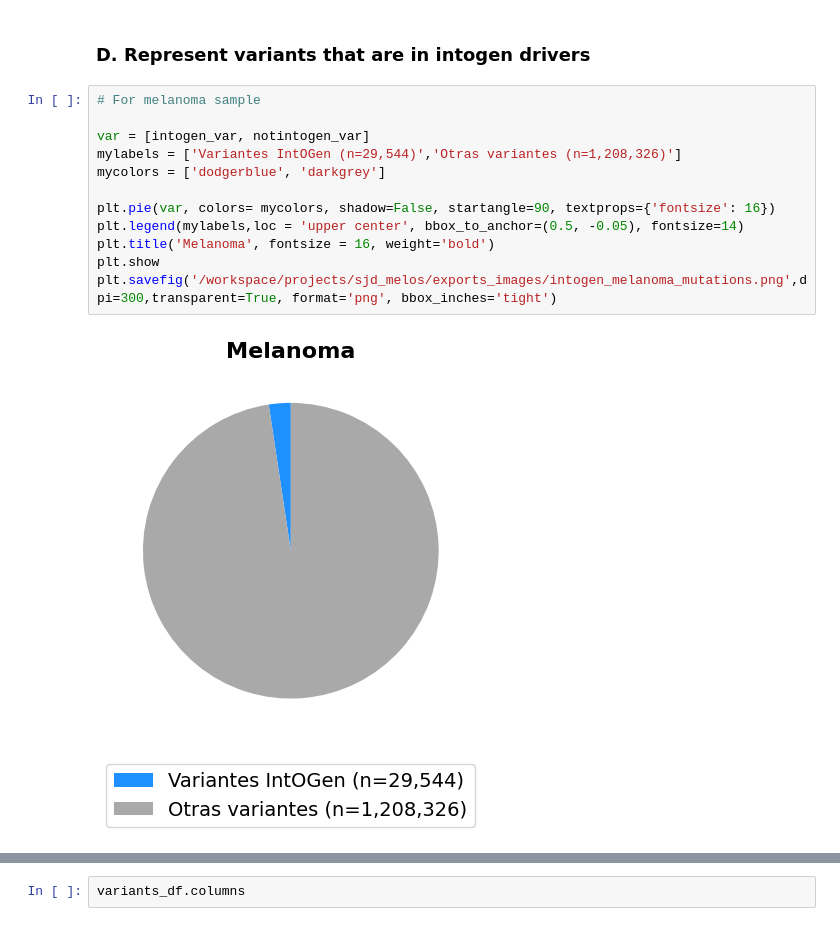
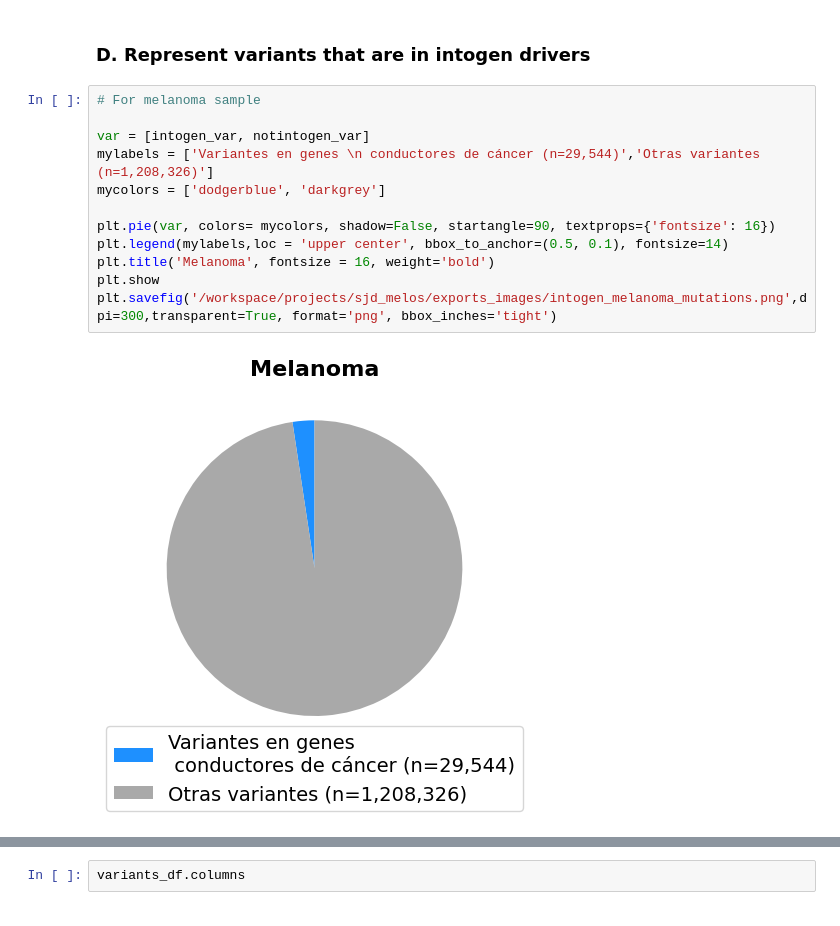
Before and after one commit to efigb/master, a Jupyter notebook: variant_filtering/Damaging_variants_selection.ipynb, the cells around one changed output, grey strips where cells are left out. Cells and saved outputs as stored; diff of their text form.

Commit message:
added script to calculate mutation reduction and corrected figure titles and legends in damage notebook

```diff
--- a/variant_filtering/Damaging_variants_selection.ipynb
+++ b/variant_filtering/Damaging_variants_selection.ipynb
@@ -263,17 +263,17 @@ print(l_intogen_var, l_notintogen_var)
 # %%
 # For melanoma sample
 
 var = [intogen_var, notintogen_var]
-mylabels = ['Variantes IntOGen (n=29,544)','Otras variantes (n=1,208,326)']
+mylabels = ['Variantes en genes \n conductores de cáncer (n=29,544)','Otras variantes (n=1,208,326)']
 mycolors = ['dodgerblue', 'darkgrey']
 
 plt.pie(var, colors= mycolors, shadow=False, startangle=90, textprops={'fontsize': 16})
-plt.legend(mylabels,loc = 'upper center', bbox_to_anchor=(0.5, -0.05), fontsize=14)
+plt.legend(mylabels,loc = 'upper center', bbox_to_anchor=(0.5, 0.1), fontsize=14)
 plt.title('Melanoma', fontsize = 16, weight='bold')
 plt.show
 plt.savefig('/workspace/projects/sjd_melos/exports_images/intogen_melanoma_mutations.png',dpi=300,transparent=True, format='png', bbox_inches='tight')
 # %% [output]
-[figure, old version]
+[figure, new version]
 # %%
 # For sarcoma primary sample
 
```
Also changed, not shown: parts of 5 cells of this notebook, 1 other file.
